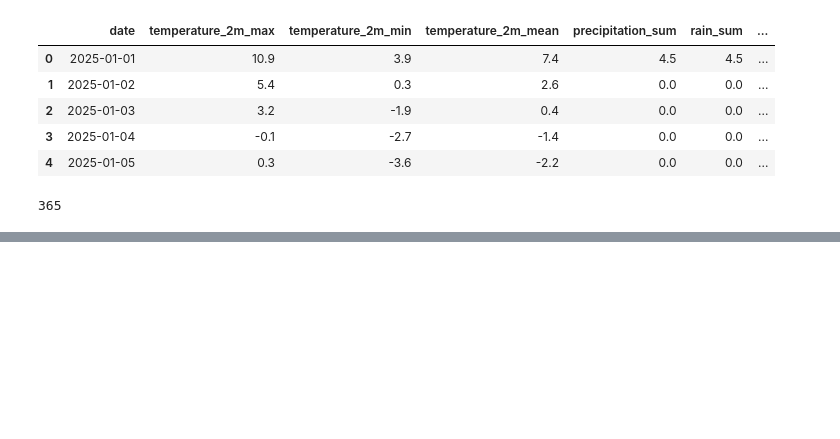
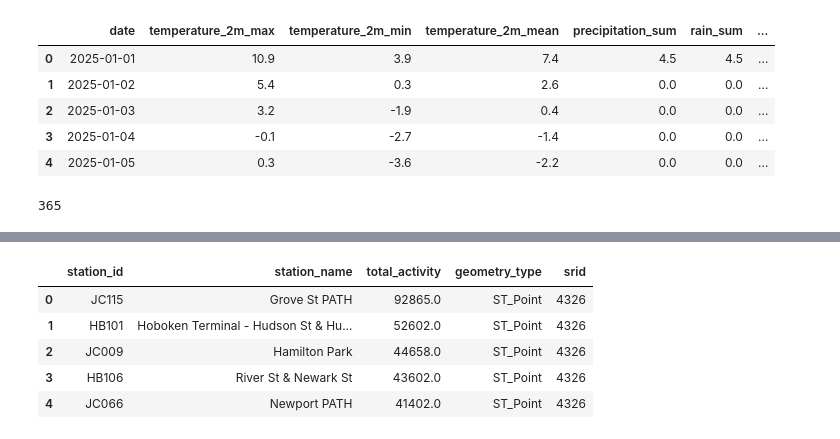
Before and after one commit to hovhannisyan91/aca, a Jupyter notebook: lab/python/notebooks/Session_16_SQLAlchemy.ipynb, the cells around one changed output, grey strips where cells are left out. Cells and saved outputs as stored; diff of their text form; code cells hidden in the pictures; blank space fills up the shorter version.

```diff
--- a/lab/python/notebooks/Session_16_SQLAlchemy.ipynb
+++ b/lab/python/notebooks/Session_16_SQLAlchemy.ipynb
@@ -262,0 +398,24 @@ This creates a real geometry column in PostgreSQL.
+# %%
+
+query = """
+SELECT
+    station_id,
+    station_name,
+    total_activity,
+    ST_GeometryType(geometry) AS geometry_type,
+    ST_SRID(geometry) AS srid
+FROM jc_stations
+LIMIT 5;
+"""
+
+pd.read_sql(
+    query,
+    con=engine
+)
+# %% [output]
+|  | station_id | station_name | total_activity | geometry_type | srid |
+| 0 | JC115 | Grove St PATH | 92865.0 | ST_Point | 4326 |
+| 1 | HB101 | Hoboken Terminal - Hudson St & Hu... | 52602.0 | ST_Point | 4326 |
+| 2 | JC009 | Hamilton Park | 44658.0 | ST_Point | 4326 |
+| 3 | HB106 | River St & Newark St | 43602.0 | ST_Point | 4326 |
+| 4 | JC066 | Newport PATH | 41402.0 | ST_Point | 4326 |
```
Also changed, not shown: parts of 16 cells of this notebook.
